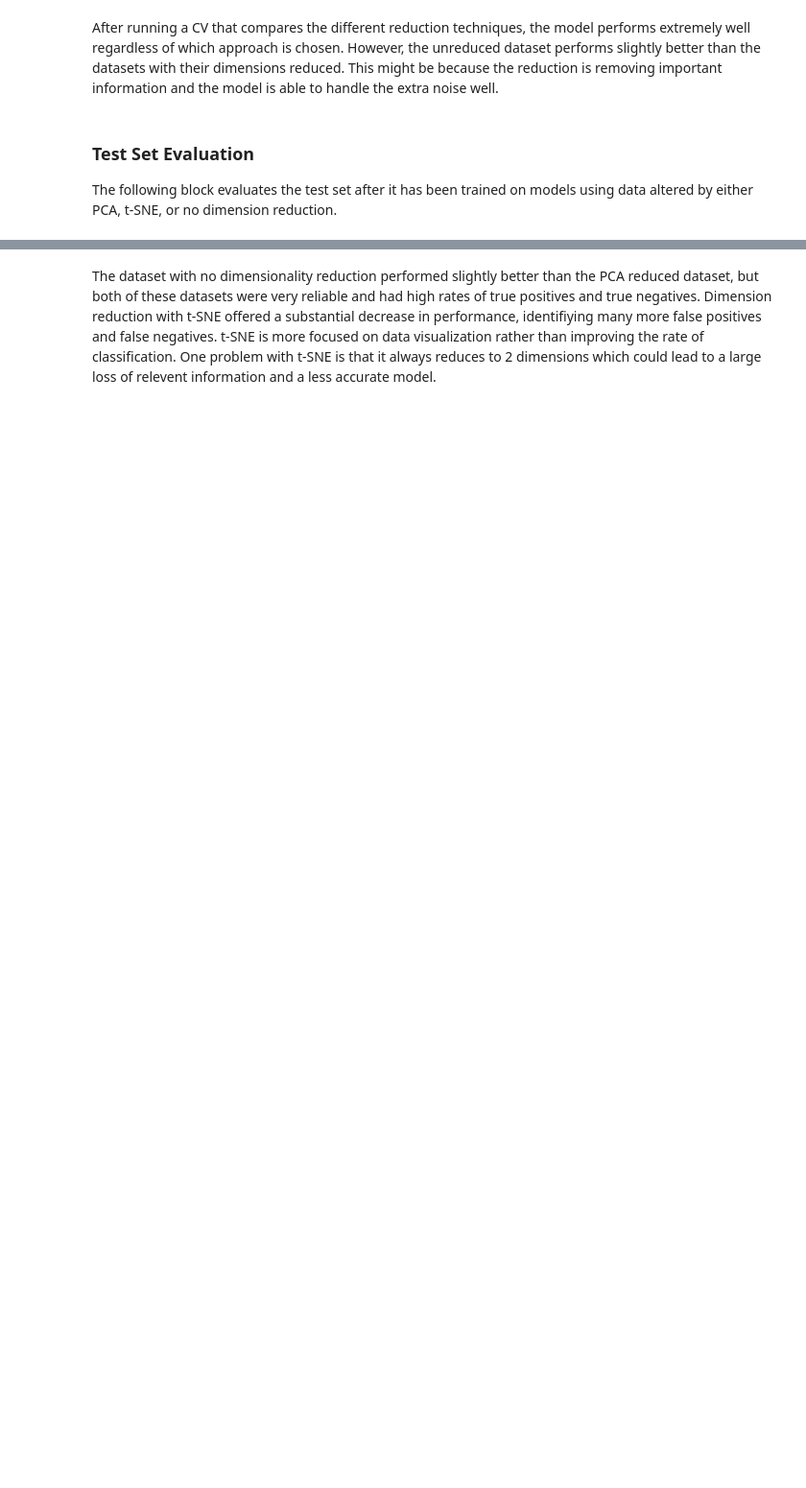
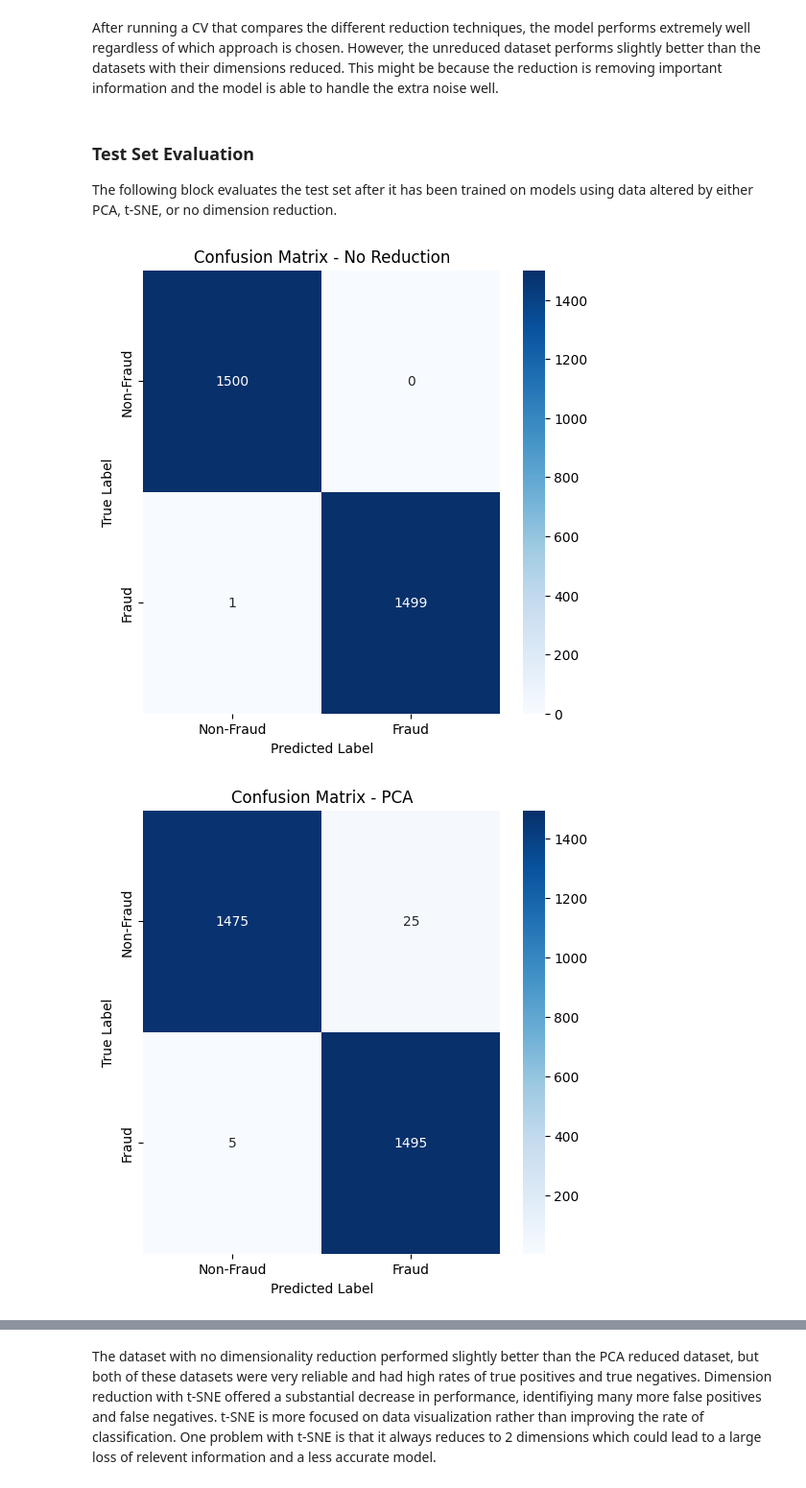
Before and after one commit to rrangelvargas/INM701, a Jupyter notebook: src/mainraindomforest.ipynb, the cells around one changed output, grey strips where cells are left out. Shown at 96% size. Drawn from its saved outputs; the diff is of its cells as text; code cells hidden in the pictures; blank space fills up the shorter version.

```diff
--- a/src/mainraindomforest.ipynb
+++ b/src/mainraindomforest.ipynb
@@ -435,0 +518,35 @@ After determining the optimal PCA retained variance and t-SNE complexity, a new
+# %%
+# extract and store the best hyperparameters for No Reduction
+print("\nFinding best hyperparameters for No Reduction")
+best_no_reduction_row = no_reduction_results.loc[no_reduction_results['Accuracy'].idxmax()]
+best_n_estimators_no_reduction = best_no_reduction_row['n_estimators']
+best_max_depth_no_reduction = None if best_no_reduction_row['max_depth'] in ['None', None] else best_no_reduction_row['max_depth']
+
+# extract and store the best hyperparameters for PCA
+print("\nFinding best hyperparameters for PCA")
+best_pca_threshold = best_pca_result.iloc[0]
+X_pca_best, _ = apply_pca(X_scaled, best_pca_threshold)
+best_n_estimators_pca = best_pca_result.iloc[1]
+best_max_depth_pca = None if best_pca_result.iloc[2] in ['None', None] else best_pca_result.iloc[2]
+
+# extract and store the best hyperparameters for t-SNE
+print("\nFinding best hyperparameters for t-SNE")
+best_tsne_perplexity = best_tsne_result.iloc[0]
+X_tsne_best, _ = apply_tsne(X_scaled, best_tsne_perplexity)
+best_n_estimators_tsne = best_tsne_result.iloc[1]
+best_max_depth_tsne = None if best_tsne_result.iloc[2] in ['None', None] else best_tsne_result.iloc[2]
+
+# print for each method
+print("\nBest results for No Reduction:")
+print(f"Best n_estimators: {best_n_estimators_no_reduction}")
+print(f"Best max_depth: {best_max_depth_no_reduction}")
+
+print("\nBest results for PCA:")
+print(f"Best PCA Threshold: {best_pca_threshold}")
+print(f"Best n_estimators: {best_n_estimators_pca}")
+print(f"Best max_depth: {best_max_depth_pca}")
+
+print("\nBest results for t-SNE:")
+print(f"Best t-SNE Perplexity: {best_tsne_perplexity}")
+print(f"Best n_estimators: {best_n_estimators_tsne}")
+print(f"Best max_depth: {best_max_depth_tsne}")
@@ -488,28 +672,31 @@ The following block evaluates the test set after it has been trained on models u
 # %%
 # split the data into test and train sets
 X_train, X_test, y_train, y_test = train_test_split(
     X_scaled, y, test_size=0.3, random_state=42, stratify=y
 )
 
 # evaluate No Reduction and plot the confusion matrix
 cm_no_red, _, _, rf_no_red = evaluate_on_test_set(
     X_train, y_train, X_test, y_test, method=None,
     n_estimators=best_n_estimators_no_reduction, max_depth=best_max_depth_no_reduction
 )
 plot_conf_matrix(cm_no_red, title="Confusion Matrix - No Reduction")
 
 # evaluate PCA and plot the confusion matrix
 cm_pca, X_test_pca, y_pred_pca, rf_pca = evaluate_on_test_set(
     X_train, y_train, X_test, y_test, method="PCA",
-    n_estimators=best_n_estimators_pca_refined, max_depth=best_max_depth_pca_refined,
+    n_estimators=best_n_estimators_pca, max_depth=best_max_depth_pca,
     pca_threshold=best_pca_threshold
 )
 plot_conf_matrix(cm_pca, title="Confusion Matrix - PCA")
 
 # evaluate t-SNE and plot the confusion matrix
 cm_tsne, X_test_tsne, y_pred_tsne, rf_tsne = evaluate_on_test_set(
     X_train, y_train, X_test, y_test, method="t-SNE",
-    n_estimators=best_n_estimators_tsne_refined, max_depth=best_max_depth_tsne_refined,
+    n_estimators=best_n_estimators_tsne, max_depth=best_max_depth_tsne,
     tsne_perplexity=best_tsne_perplexity
 )
 plot_conf_matrix(cm_tsne, title="Confusion Matrix - t-SNE")
+# %% [output]
+[figure, added]
+[figure, added]
```
Also changed, not shown: parts of 27 cells of this notebook, 1 other file.
